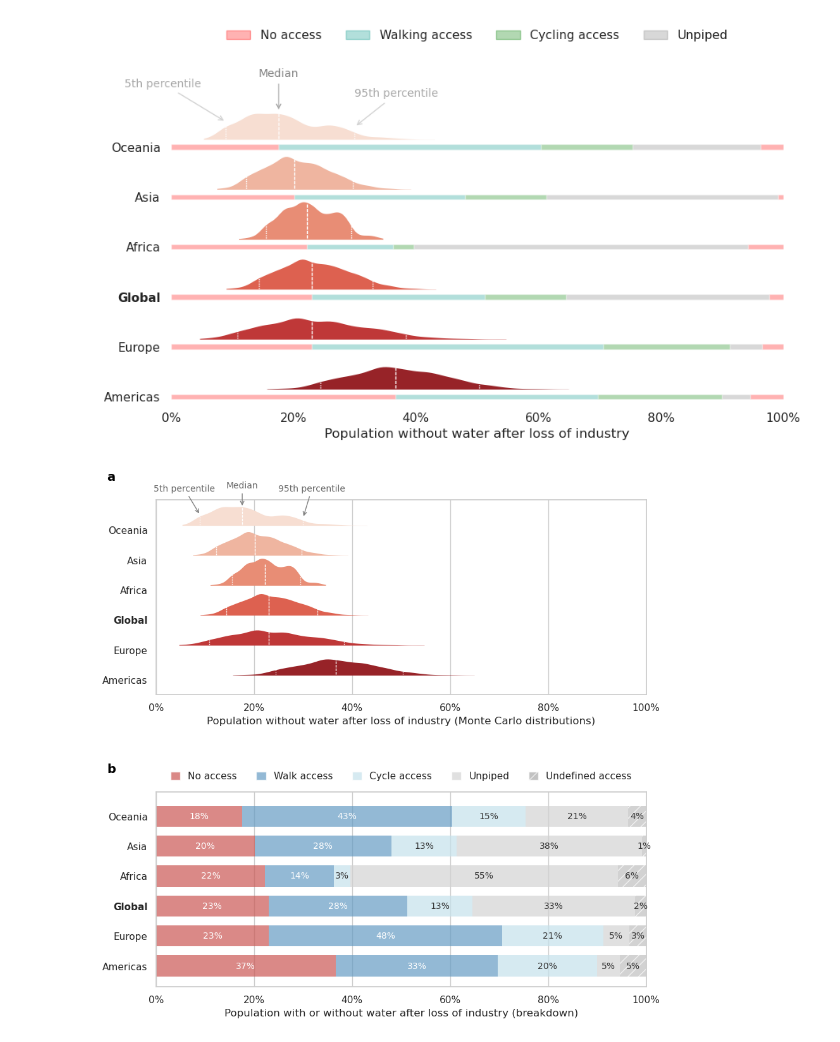
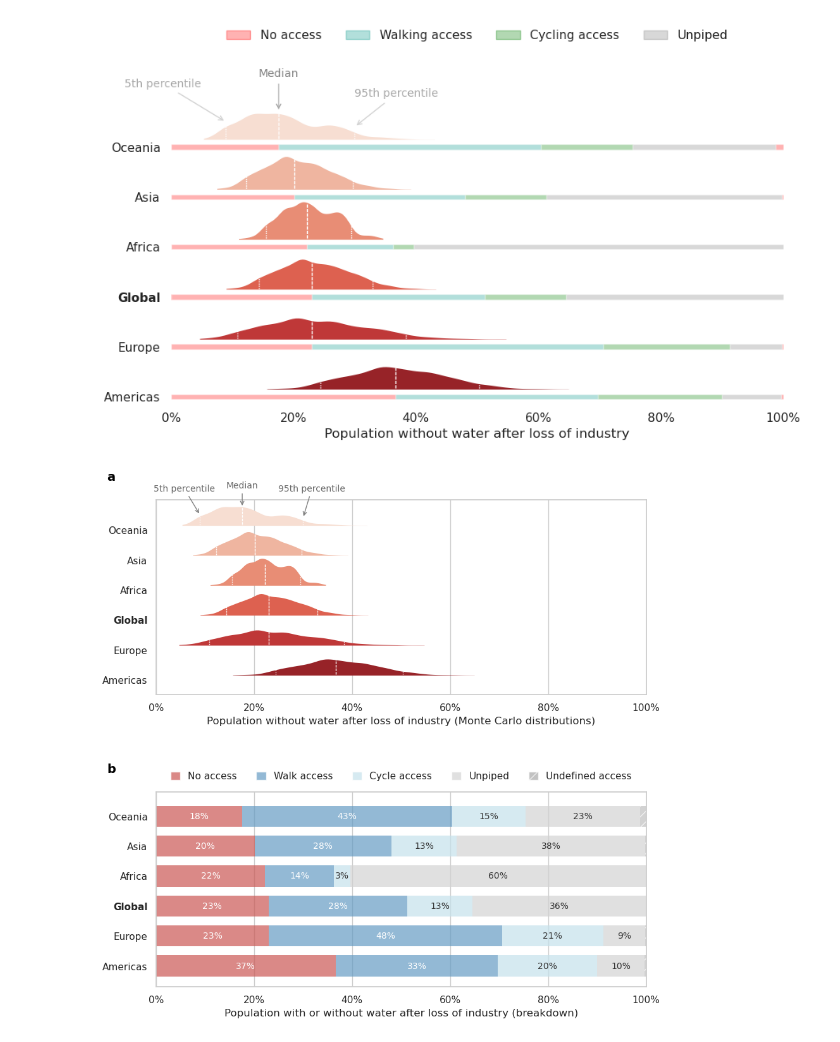
Before and after one commit to allfed/water-access, a Jupyter notebook: scripts/distribution_plots.ipynb, the cells around one changed output. Cells and saved outputs as stored; diff of their text form; code cells hidden in the pictures.

```diff
--- a/scripts/distribution_plots.ipynb
+++ b/scripts/distribution_plots.ipynb
@@ -13,8 +13,14 @@ medians = pd.read_csv('../results/country_median_results.csv')
 medians.loc[medians['Entity'] == 'Global', 'region'] = 'Global'
 
 # calculate unpiped pop by region
-medians["NAT_unpiped"] = 100 - medians["NATPiped"]
-medians["population_unpiped"] = medians["country_pop_raw"] * medians["NAT_unpiped"] / 100
+# medians["NAT_unpiped"] = 100 - medians["NATPiped"]
+print(medians.columns)
+# medians["NAT_unpiped"] = 100 - medians["percent_without_water"] - medians["percent_piped_with_access"]
+# medians["population_piped"] = medians["population_piped_with_access"] + medians["country_pop_without_water"]
+# medians["population_unpiped"] = medians["country_pop_raw"] - medians["population_piped_with_access"] - medians["country_pop_without_water"]
+medians["population_unpiped"] = medians["country_pop_with_water"] - medians["population_piped_with_access"]
+
+# medians["population_unpiped"] = medians["country_pop_raw"] * medians["NAT_unpiped"] / 100
 
 # calculate global pop unpiped as sum of all rows except global
 medians.loc[medians['Entity'] == 'Global', 'population_unpiped'] = medians.loc[medians['Entity'] != 'Global', 'population_unpiped'].sum()
@@ -342,7 +446,7 @@ for bar, pattern in zip(bars.patches, patterns):
 
 count=0
 label_color = "white"
-for container in ax2.containers:
+for container in ax2.containers[:-1]:
     if count > 1:
         label_color = "#333333"
     ax2.bar_label(container, label_type="center", fmt="%.0f%%", fontsize=10, color=label_color)
@@ -428,35 +532,35 @@ def to_percent(x, position):
 
 # Create a formatter
 formatter = FuncFormatter(to_percent)
 
 # # Set the formatter for the x-axis
 ax1.xaxis.set_major_formatter(formatter)
 ax2.xaxis.set_major_formatter(formatter)
 
 ax1.set_ylim(len(medians_regions.index) - 0.5, -1)
 ax2.set_ylim(len(medians_regions.index) - 0.3, -0.8)
 
 plt.subplots_adjust(hspace=0.5)
 ax2.yaxis.grid(False)
 
 # Add labels to the subplots
 ax1.text(-0.1, 1.1, 'b', transform=ax2.transAxes, size=14, weight='bold', color="black")
 ax2.text(-0.1, 1.1, 'a', transform=ax1.transAxes, size=14, weight='bold', color="black")
 
 ax1.annotate('Median', xy=(17.6, -0.75), xytext=(17.6, -1.4), size=10,
             arrowprops=dict(arrowstyle='->', color="grey"), ha='center', color="dimgrey")
 
 ax1.annotate('5th percentile', xy=(9, -0.5), xytext=(12, -1.3), size=10,
             arrowprops=dict(arrowstyle='->', color="grey"), ha='right', color="dimgrey")
 
 ax1.annotate('95th percentile', xy=(30, -0.4), xytext=(25, -1.3), size=10,
             arrowprops=dict(arrowstyle='->', color="grey"), ha='left', color="dimgrey")
 
 # save as 300 dpi png
-plt.savefig('../results/access_distributions.png', dpi=300)
+# plt.savefig('../results/access_distributions.png', dpi=300)
 plt.show()
 # %% [output]
-[figure, old version]
+[figure, new version]
 # %%
 # plotting the clouds
 # remove lines
```
Also changed, not shown: parts of 3 cells of this notebook, 32 other files.
